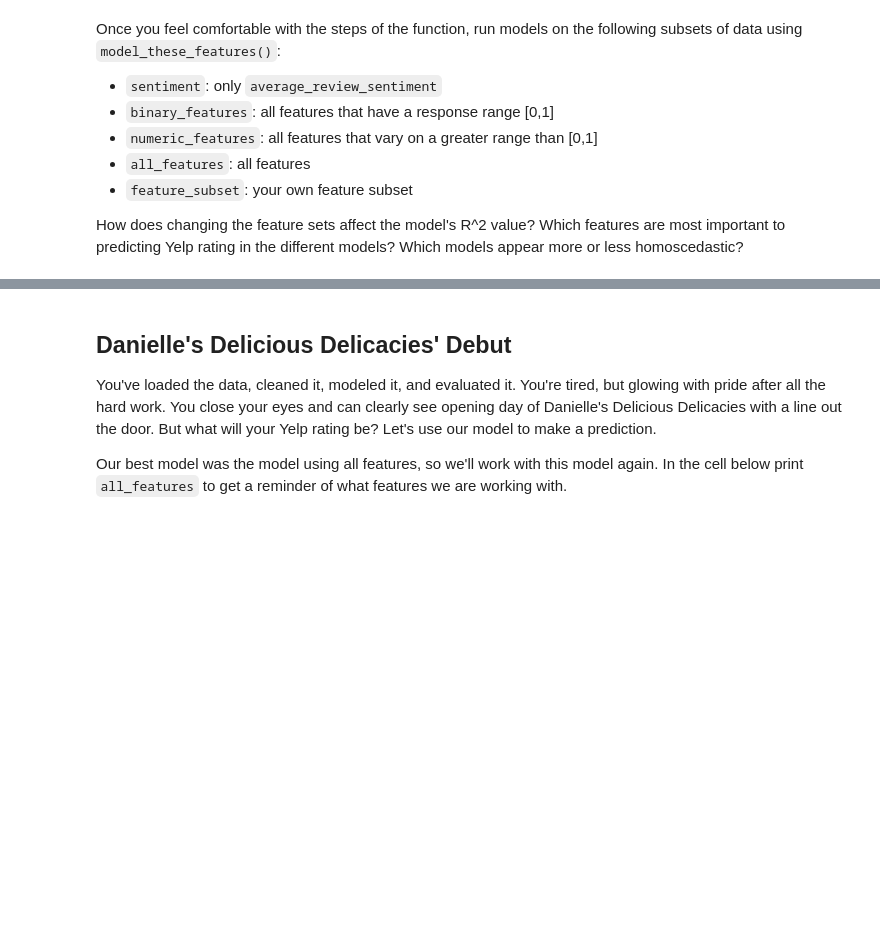
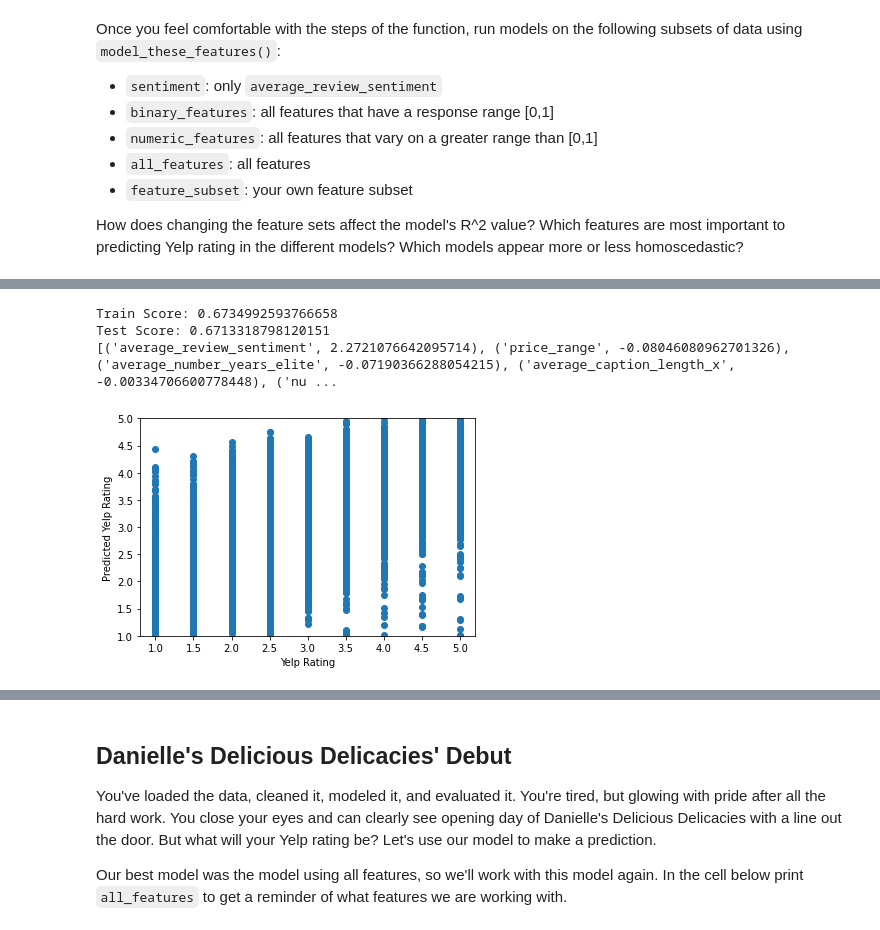
Before and after one commit to LenSin3/yelp_regression_project, a Jupyter notebook: yelp_regression.ipynb, the cells around one changed output, grey strips where cells are left out. Cells and saved outputs as stored; diff of their text form; code cells hidden in the pictures; blank space fills up the shorter version.

```diff
--- a/yelp_regression.ipynb
+++ b/yelp_regression.ipynb
@@ -410,7 +410,7 @@ sentiment = ['average_review_sentiment']
 binary_features = ['alcohol?','has_bike_parking','takes_credit_cards','good_for_kids','take_reservations','has_wifi']
 # %%
 # subset of all features that vary on a greater range than [0,1]
-numeric_features = ['review_count','price_range','average_caption_length','number_pics','average_review_age','average_review_length','average_review_sentiment','number_funny_votes','number_cool_votes','number_useful_votes','average_tip_length','number_tips','average_number_friends','average_days_on_yelp','average_number_fans','average_review_count','average_number_years_elite','weekday_checkins','weekend_checkins']
+numeric_features = ['review_count','price_range','average_caption_length_x','number_pics_x','average_review_age','average_review_length','average_review_sentiment','number_funny_votes','number_cool_votes','number_useful_votes','average_tip_length','number_tips','average_number_friends','average_days_on_yelp','average_number_fans','average_review_count','average_number_years_elite','weekday_checkins','weekend_checkins']
 # %%
 # all features
 all_features = binary_features + numeric_features
@@ -476,4 +488,10 @@ How does changing the feature sets affect the model's R^2 value? Which features
 # %%
 # create a model on all numeric features here
+model_these_features(numeric_features)
+# %% [output]
+Train Score: 0.6734992593766658
+Test Score: 0.6713318798120151
+[('average_review_sentiment', 2.2721076642095714), ('price_range', -0.08046080962701326), ('average_number_years_elite', -0.07190366288054215), ('average_caption_length_x', -0.00334706600778448), ('nu ...
+[figure, added]
 # %%
 # create a model on all features here
```
Also changed, not shown: parts of 11 cells of this notebook.
